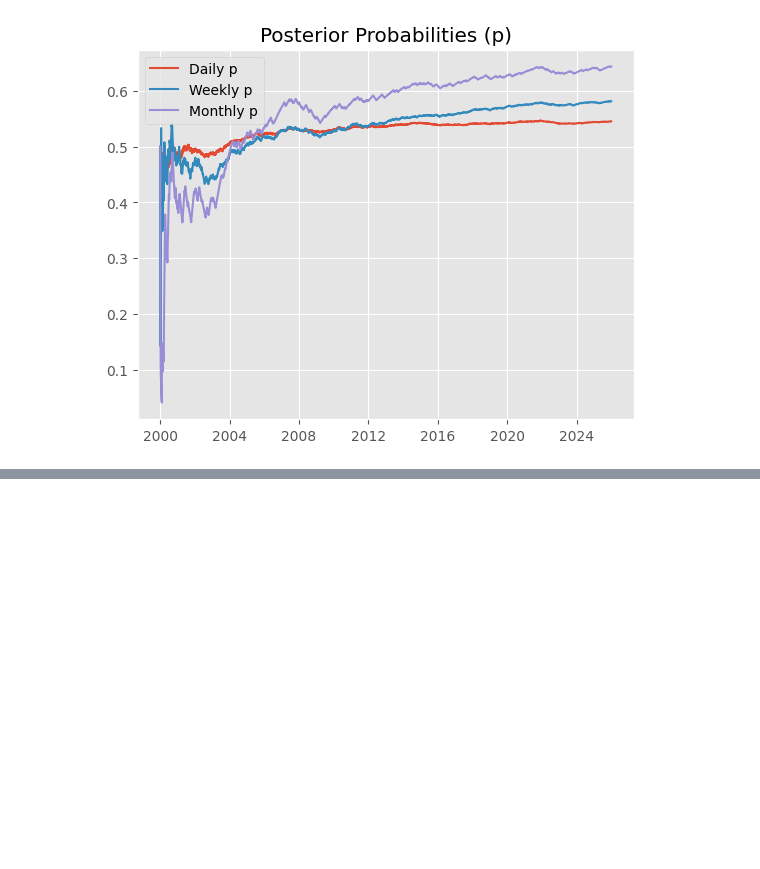
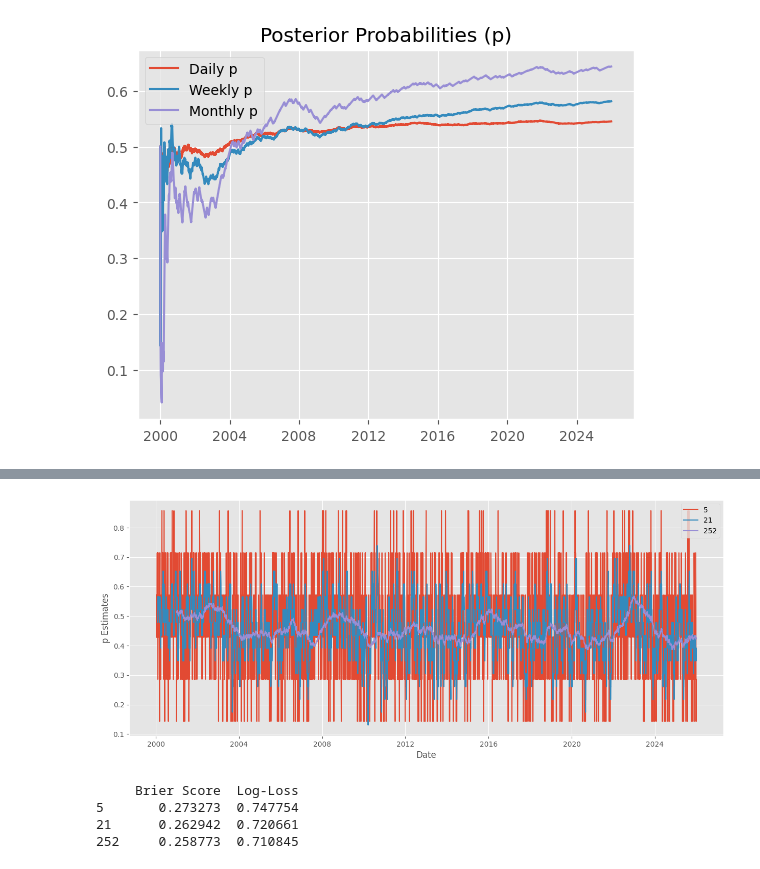
Before and after one commit to tzabilowicz/QuantitativeFinance, a Jupyter notebook: General/bayesian_updating.ipynb, the cells around one changed output, grey strips where cells are left out. Saved outputs shown, nothing was run; the diff lists cells and outputs as text; code cells hidden in the pictures; blank space fills up the shorter version.

```diff
--- a/General/bayesian_updating.ipynb
+++ b/General/bayesian_updating.ipynb
@@ -225,0 +262,24 @@ Log-Loss (Month): 0.6528782714377687
+# %%
+# Constant adders for priors
+ALPHA_PRIOR = 1
+BETA_PRIOR  = 1
+
+WINDOWS = [WEEK, MONTH, YEAR]
+
+p_estimates = pd.DataFrame(columns=[WEEK, MONTH, YEAR])
+
+# Process all windows
+for w in WINDOWS:
+    mt_window = data["Mt"].shift(1).rolling(window=w).sum()
+
+    # Compute hyperparameters only on window
+    a_rolling = mt_window + ALPHA_PRIOR
+    b_rolling = (w - mt_window) + BETA_PRIOR
+
+    # Signal inversion
+    p_estimates[w] = 1 - (a_rolling / (a_rolling + b_rolling))
+
+# Clean probability estimates
+p_estimates.index = data.index
+
+print(p_estimates.tail())
@@ -225,0 +294,36 @@ Log-Loss (Month): 0.6528782714377687
+# %%
+plt.figure(figsize=(15, 6))
+plt.plot(p_estimates)
+plt.xlabel("Date")
+plt.ylabel("p Estimates")
+plt.legend(p_estimates.columns)
+plt.show()
+# %% [output]
+[figure, added]
+# %%
+performance_metrics = {}
+y_true = data["Mt"]
+
+for w in WINDOWS:
+    # Align probability estimates
+    valid_mask = p_estimates[w].notna()
+
+    y = y_true[valid_mask]
+    p = p_estimates.loc[valid_mask, w]
+
+    # Brier score
+    bs = ((p - y)**2).mean()
+
+    # Log-loss
+    p_clipped = p.clip(1e-15, 1 - 1e-15)
+    ll = -(y * np.log(p_clipped) + (1 - y) * np.log(1 - p_clipped)).mean()
+
+    performance_metrics[w] = {"Brier Score": bs, "Log-Loss": ll}
+
+metrics_df = pd.DataFrame(performance_metrics).T
+print(metrics_df)
+# %% [output]
+     Brier Score  Log-Loss
+5       0.273273  0.747754
+21      0.262942  0.720661
+252     0.258773  0.710845
```
Also changed, not shown: parts of 13 cells of this notebook.
